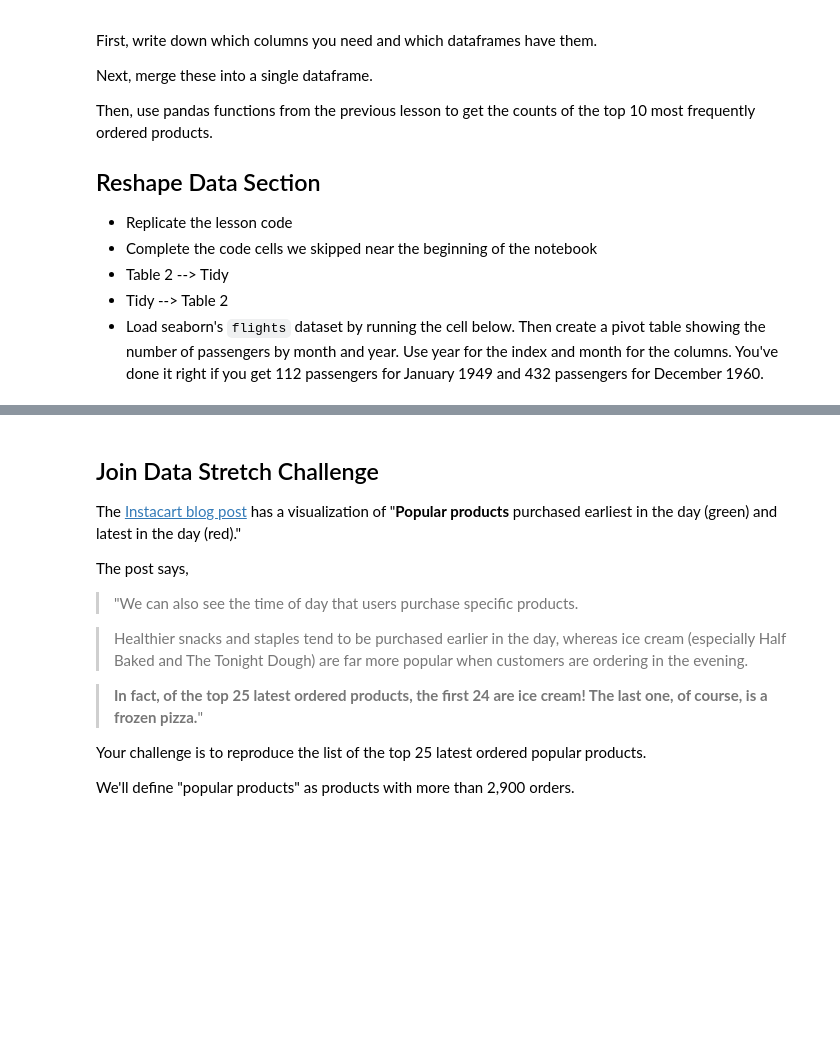
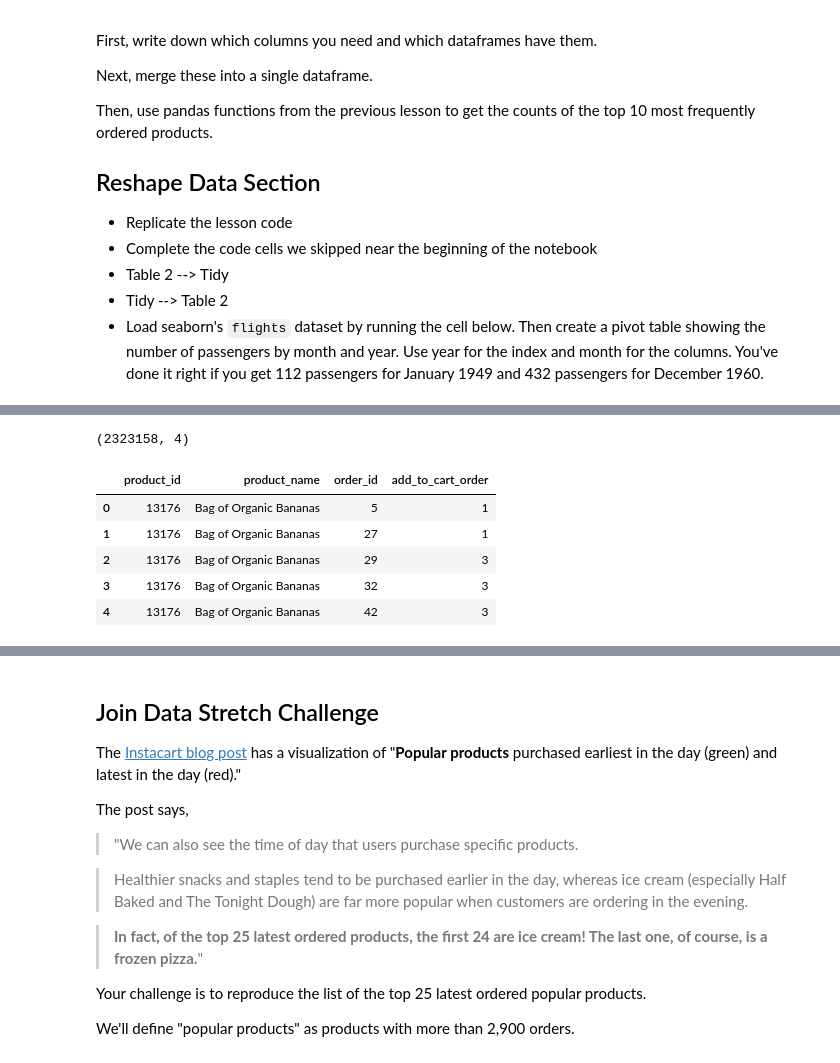
Before and after one commit to MrT3313/DS-Unit-1-Sprint-2-Data-Wrangling-and-Storytelling, a Jupyter notebook: module1-join-and-reshape-data/LS_DS_121_Join_and_Reshape_Data.ipynb, the cells around one changed output, grey strips where cells are left out. Cells and saved outputs as stored; diff of their text form; code cells hidden in the pictures; blank space fills up the shorter version.

```diff
--- a/module1-join-and-reshape-data/LS_DS_121_Join_and_Reshape_Data.ipynb
+++ b/module1-join-and-reshape-data/LS_DS_121_Join_and_Reshape_Data.ipynb
@@ -695,0 +793,17 @@ flights = sns.load_dataset('flights')
+# %%
+# 2 # Merge subset from 'products' with column from 'order_products_prior' on 'product_id'
+
+columns_from_orderProductsPrior = ['order_id', 'product_id', 'add_to_cart_order']
+
+merged = pd.merge(subset, order_products_prior[columns_from_orderProductsPrior], how='inner', on='product_id')
+
+print(merged.shape)
+merged.head()
+# %% [output]
+(2323158, 4)
+|  | product_id | product_name | order_id | add_to_cart_order |
+| 0 | 13176 | Bag of Organic Bananas | 5 | 1 |
+| 1 | 13176 | Bag of Organic Bananas | 27 | 1 |
+| 2 | 13176 | Bag of Organic Bananas | 29 | 3 |
+| 3 | 13176 | Bag of Organic Bananas | 32 | 3 |
+| 4 | 13176 | Bag of Organic Bananas | 42 | 3 |
```
Also changed, not shown: parts of 17 cells of this notebook.
